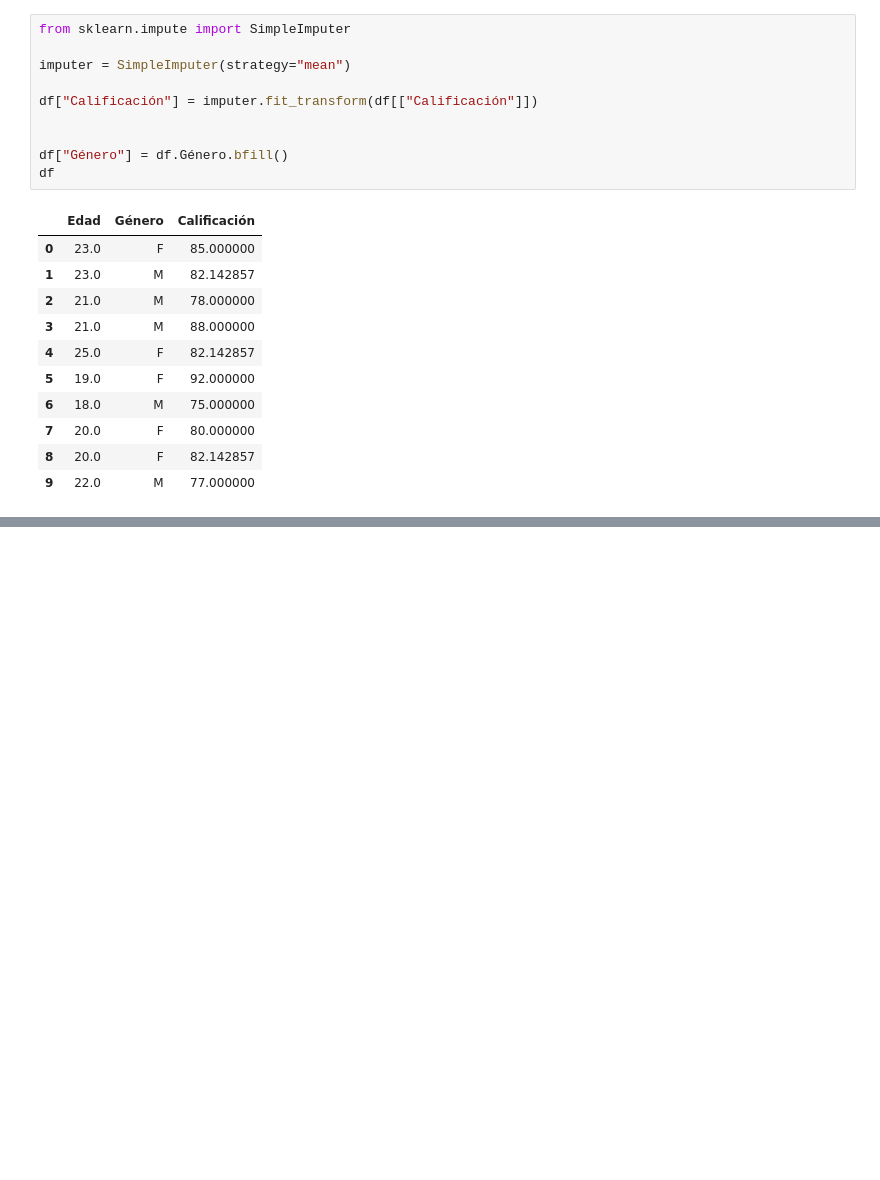
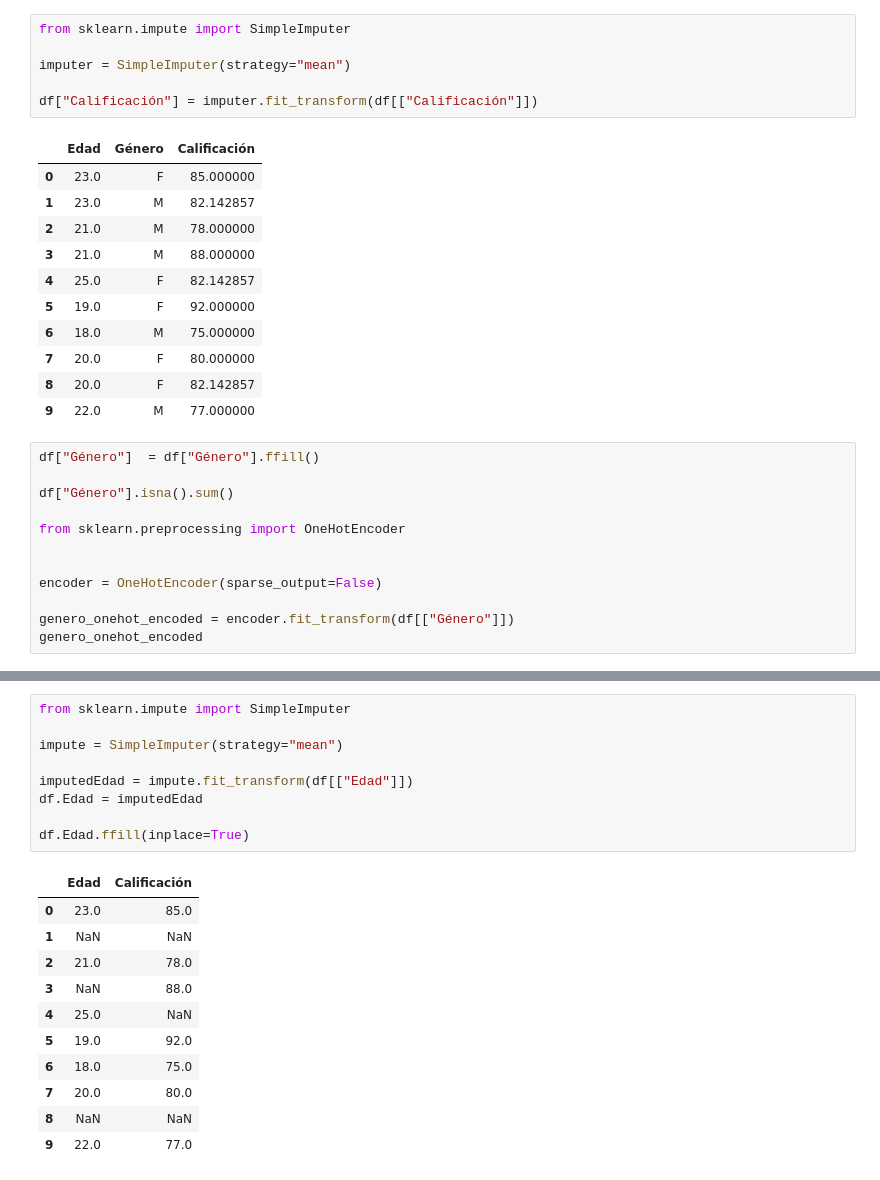
Before and after one commit to JaimeMrF/IA, a Jupyter notebook: IA.ipynb, the cells around one changed output, grey strips where cells are left out. Cells and saved outputs as stored; diff of their text form; blank space fills up the shorter version.

```diff
--- a/IA.ipynb
+++ b/IA.ipynb
@@ -177,10 +168,6 @@ from sklearn.impute import SimpleImputer
 imputer = SimpleImputer(strategy="mean")
 
 df["Calificación"] = imputer.fit_transform(df[["Calificación"]])
-
-
-df["Género"] = df.Género.bfill()
-df
 # %% [output]
 |  | Edad | Género | Calificación |
 | 0 | 23.0 | F | 85.000000 |
@@ -193,3 +180,15 @@ df
 | 7 | 20.0 | F | 80.000000 |
 | 8 | 20.0 | F | 82.142857 |
 | 9 | 22.0 | M | 77.000000 |
+# %%
+df["Género"]  = df["Género"].ffill()
+
+df["Género"].isna().sum()
+
+from sklearn.preprocessing import OneHotEncoder
+
+
+encoder = OneHotEncoder(sparse_output=False)
+
+genero_onehot_encoded = encoder.fit_transform(df[["Género"]])
+genero_onehot_encoded
@@ -195,0 +222,21 @@ df
+# %%
+from sklearn.impute import SimpleImputer
+
+impute = SimpleImputer(strategy="mean")
+
+imputedEdad = impute.fit_transform(df[["Edad"]])
+df.Edad = imputedEdad
+
+df.Edad.ffill(inplace=True)
+# %% [output]
+|  | Edad | Calificación |
+| 0 | 23.0 | 85.0 |
+| 1 | NaN | NaN |
+| 2 | 21.0 | 78.0 |
+| 3 | NaN | 88.0 |
+| 4 | 25.0 | NaN |
+| 5 | 19.0 | 92.0 |
+| 6 | 18.0 | 75.0 |
+| 7 | 20.0 | 80.0 |
+| 8 | NaN | NaN |
+| 9 | 22.0 | 77.0 |
```
Also changed, not shown: parts of 3 cells of this notebook, 1 other file.
